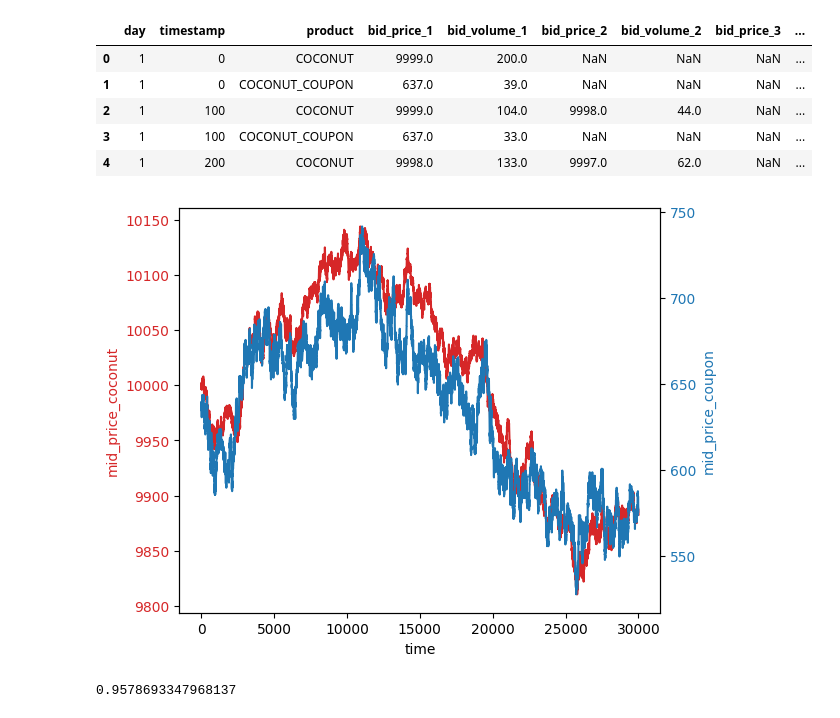
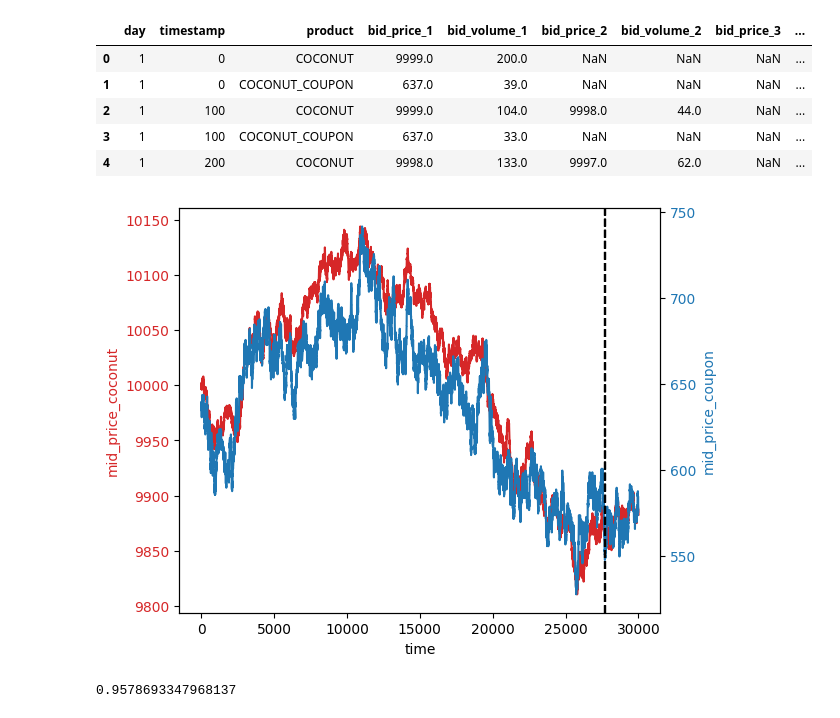
Before and after one commit to AlessandroMagna/prosperity-algo-trading, a Jupyter notebook: notebooks/Prosp_Round3.ipynb, the cells around one changed output. Cells and saved outputs as stored; diff of their text form; code cells hidden in the pictures.

```diff
--- a/notebooks/Prosp_Round3.ipynb
+++ b/notebooks/Prosp_Round3.ipynb
@@ -29,24 +29,30 @@ data_coupon = data[data['product'] == 'COCONUT_COUPON'].reset_index(drop=True)
 # %%
 #plot data_coconut['mid_price'] and data_coupon['mid_price'] on the same graph with 2 different y axis
 fig, ax1 = plt.subplots()
 
 color = 'tab:red'
 ax1.set_xlabel('time')
 ax1.set_ylabel('mid_price_coconut', color=color)
 ax1.plot(data_coconut['mid_price'], color=color)
 ax1.tick_params(axis='y', labelcolor=color)
 
 ax2 = ax1.twinx()  # instantiate a second axes that shares the same x-axis
 
 color = 'tab:blue'
 ax2.set_ylabel('mid_price_coupon', color=color)  # we already handled the x-label with ax1
 ax2.plot(data_coupon['mid_price'], color=color)
 ax2.tick_params(axis='y', labelcolor=color)
 
+#add vertical line at the indexs in below30 list
+for i in below30:
+    plt.axvline(x=i, color='k', linestyle='--')
+
+
+
 fig.tight_layout()  # otherwise the right y-label is slightly clipped
 plt.show()
 # %% [output]
-[figure, old version]
+[figure, new version]
 # %%
 #calculate correlation between data_coconut['mid_price'] and data_coupon['mid_price']
 correlation = data_coconut['mid_price'].corr(data_coupon['mid_price'])
```
Also changed, not shown: parts of 9 cells of this notebook.
